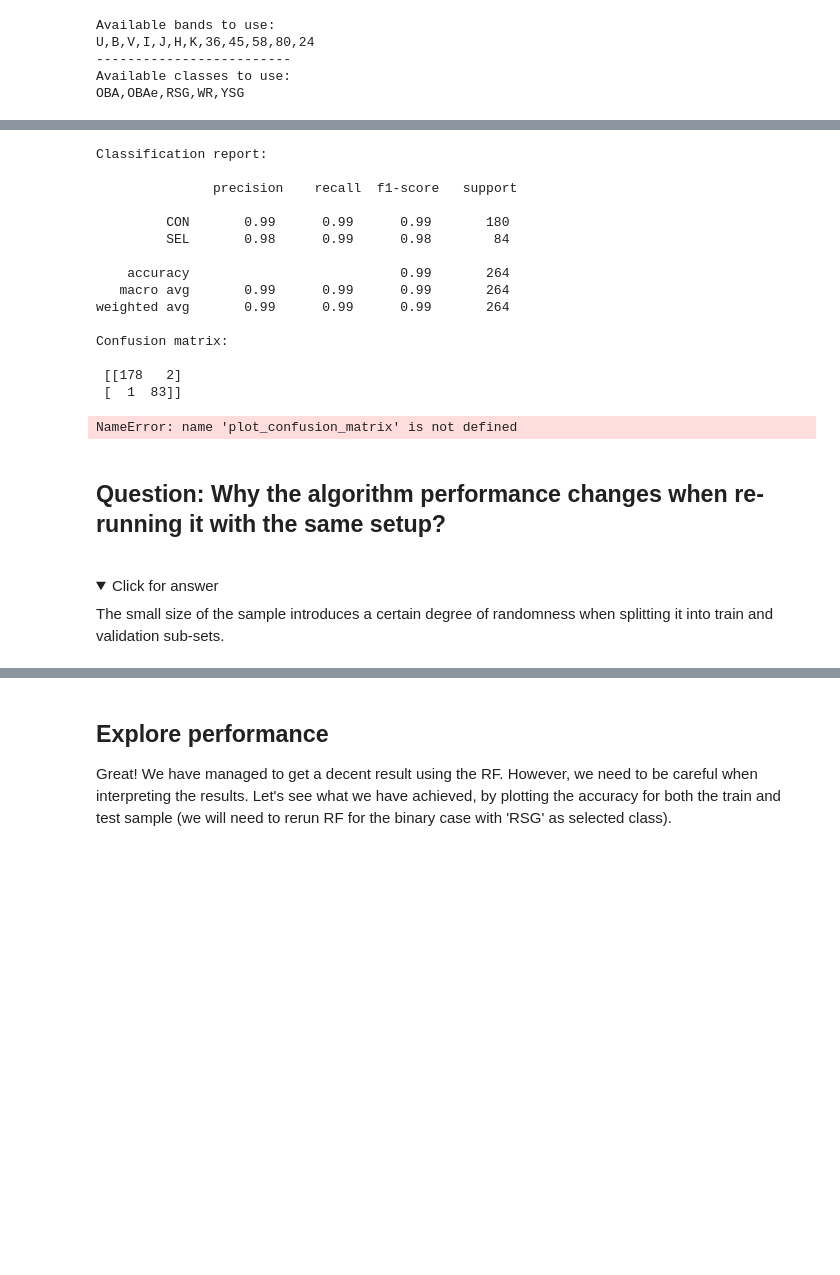
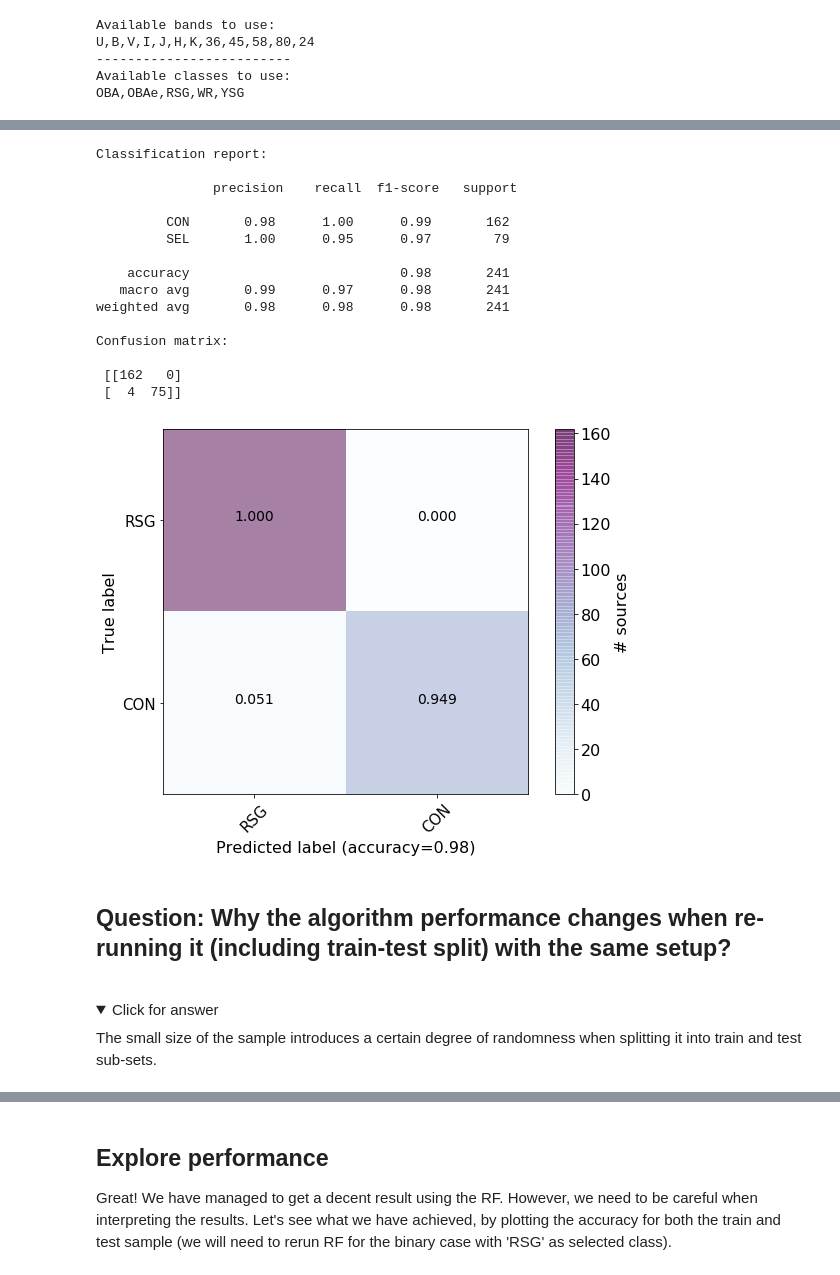
Before and after one commit to astrostatistics-in-crete/2022_summer_school, a Jupyter notebook: ML_Classification/Classification_SW_answerkey.ipynb, the cells around one changed output, grey strips where cells are left out. Drawn from its saved outputs; the diff is of its cells as text; code cells hidden in the pictures; folded sections open; blank space fills up the shorter version.

```diff
--- a/ML_Classification/Classification_SW_answerkey.ipynb
+++ b/ML_Classification/Classification_SW_answerkey.ipynb
@@ -1105,7 +1094,7 @@ Available classes to use:
 OBA,OBAe,RSG,WR,YSG
 # %%
 class2keep_RF=['RSG']  # add any class if you want to use RF as binary classifier, or keep it []
-bands_selected_RF = ['V', 'J', 'K', '36', '58'] #, '36um', '58um']
+bands_selected_RF = ['U','V', 'I', 'J', 'K','36'] #, '36um', '58um']
 # %%
 ml_data_mags, ml_data_clrs, ml_objects, ml_labels = process_data( bands_selected_RF, class2keep_RF)
 # %% [output]
@@ -1126,15 +1115,25 @@ contaminants:        589
 # %%
-X_train, X_test, y_train, y_test = train_test_split(ml_data_mags, ml_labels,
+# splitting data on magnitudes or colors
+
+X_train, X_test, y_train, y_test = train_test_split(ml_data_mags,
+#X_train, X_test, y_train, y_test = train_test_split(ml_data_clrs,
+                                                                ml_labels,
 #                                shuffle=True, stratify=ml_labels,
                                 test_size=0.3) #,  random_state=42)
 
 print(f'> From {len(ml_objects)} sources we use {len(X_train)} for training and {len(X_test)} for testing.')
 
-print('\nStatistics per class:')
-k = 0
-for c in unique_cls:
-    items_train = np.where( y_train==c )[0]
-    items_test  = np.where( y_test==c )[0]
-    items_total = np.where( ml_labels==c )[0]
-    print(f'> For {c} there are {len(items_total)} sources split in {len(items_train)} (train) and {len(items_test)} (test) samples')
+# check if in binary or multi-label mode
+if 'CON' in ml_labels: # binary
+    confmat_classes = class2keep_RF+['CON']
+else:
+    confmat_classes = unique_cls
+
+    print('\nStatistics per class:')
+    k = 0
+    for c in unique_cls:
+        items_train = np.where( y_train==c )[0]
+        items_test  = np.where( y_test==c )[0]
+        items_total = np.where( ml_labels==c )[0]
+        print(f'> For {c} there are {len(items_total)} sources split in {len(items_train)} (train) and {len(items_test)} (test) samples')
 # %% [output]
@@ -1149,41 +1156,41 @@ Statistics per class:
 # %%
 from sklearn.ensemble import RandomForestClassifier
 
 clfrf = RandomForestClassifier()
 clfrf.fit(X_train, y_train)
 y_pred = clfrf.predict(X_test)
 
 print(f"Classification report:\n\n {metrics.classification_report(y_test, y_pred)}")
 print(f"Confusion matrix: \n\n {metrics.confusion_matrix(y_test, y_pred)}")
 
 plot_confusion_matrix( metrics.confusion_matrix( y_test, y_pred),
-                      unique_cls, # or class2keep_RF for binary mode
+                      confmat_classes,
                       title='Confusion matrix', cmap='BuPu', # for more options see: https://matplotlib.org/stable/tutorials/colors/colormaps.html
                       normalize=True  # True returns percent, False raw numbers
                       ) # YlOrBr
 # %% [output]
 Classification report:
 
                precision    recall  f1-score   support
 
-         CON       0.99      0.99      0.99       180
-         SEL       0.98      0.99      0.98        84
+         CON       0.98      1.00      0.99       162
+         SEL       1.00      0.95      0.97        79
 
-    accuracy                           0.99       264
-   macro avg       0.99      0.99      0.99       264
-weighted avg       0.99      0.99      0.99       264
+    accuracy                           0.98       241
+   macro avg       0.99      0.97      0.98       241
+weighted avg       0.98      0.98      0.98       241
 
 Confusion matrix:
 
- [[178   2]
- [  1  83]]
+ [[162   0]
+ [  4  75]]
-NameError: name 'plot_confusion_matrix' is not defined
+[figure, added]
 # %% [markdown]
-## Question:  Why the algorithm performance changes when re-running it with the same setup?
+## Question:  Why the algorithm performance changes when re-running it (including train-test split) with the same setup?
 <br>
 <details>
 <summary>Click for answer</summary>
-The small size of the sample introduces a certain degree of randomness when splitting it into train and validation sub-sets.
+The small size of the sample introduces a certain degree of randomness when splitting it into train and test sub-sets.
 </details>
 # %% [markdown]
 ## Question:  What is the difference on the accuracy of the algorithm if we use the colors instead of the magnitudes? Why do it?
```
Also changed, not shown: parts of 37 cells of this notebook, 2 other files.
